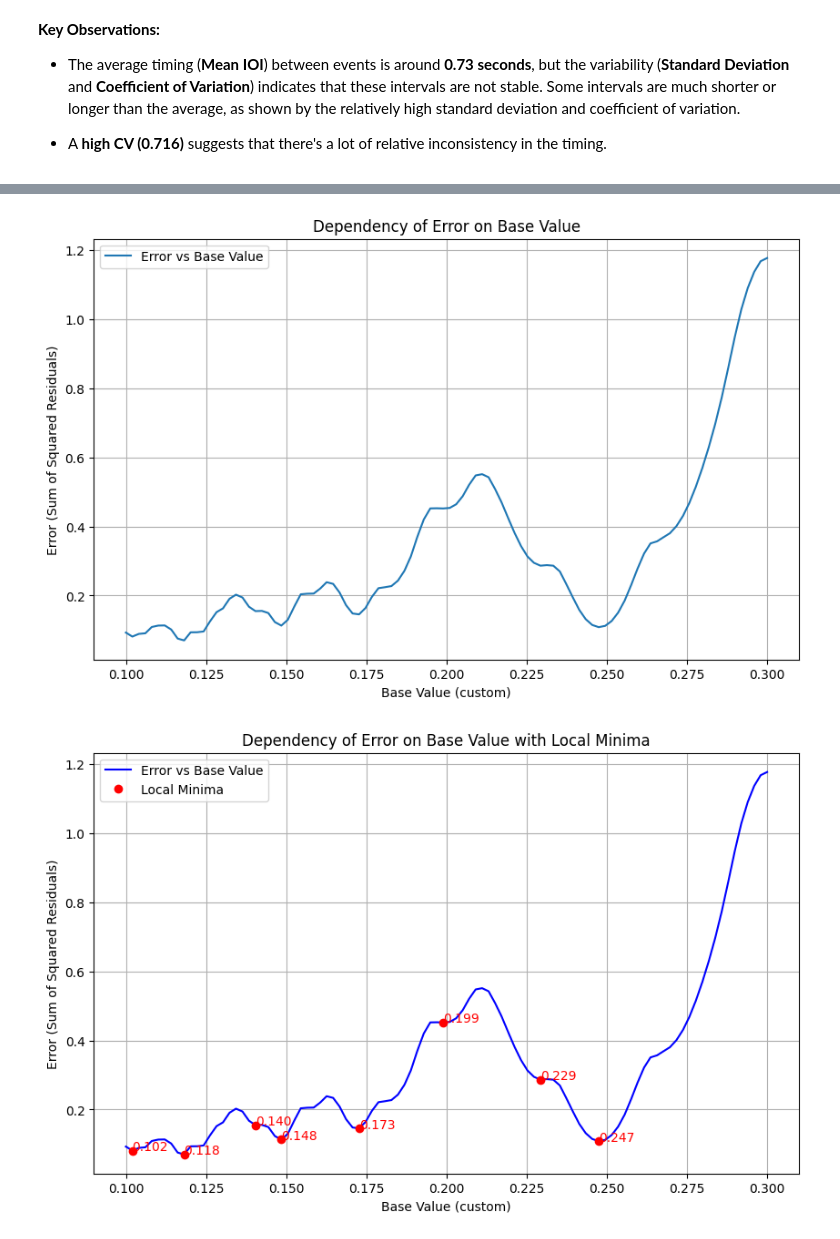
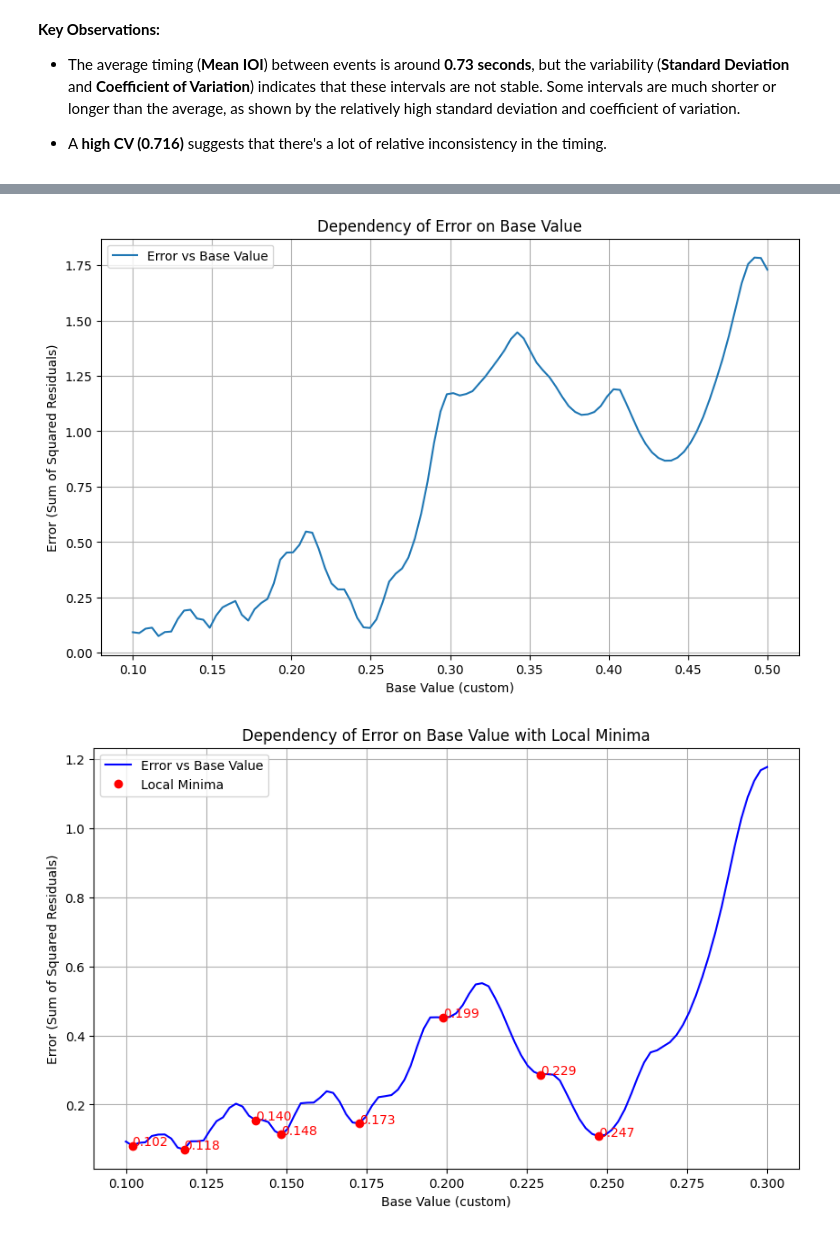
Before and after one commit to egorpol/beat_it, a Jupyter notebook: dufour_pulsation.ipynb, the cells around one changed output, grey strips where cells are left out. Cells and saved outputs as stored; diff of their text form; code cells hidden in the pictures.

```diff
--- a/dufour_pulsation.ipynb
+++ b/dufour_pulsation.ipynb
@@ -90,7 +90,7 @@ import matplotlib.pyplot as plt
 data = iois
 
 # Custom base value (input your desired base value here)
-base_value_custom = 0.247  # Adjust this value as needed
+base_value_custom = 0.25  # Adjust this value as needed
 
 # Calculate multipliers and reconstructed data
 multipliers = np.round(data / base_value_custom)
@@ -148,35 +312,35 @@ import matplotlib.pyplot as plt
 data = iois
 
 # Define a range of base values to explore
-base_values = np.linspace(0.1, 0.3, 100)  # You can adjust this range depending on the data
+base_values = np.linspace(0.1, 0.5, 100)  # You can adjust this range depending on the data
 
 # Initialize an empty list to store the errors
 errors = []
 
 # Loop through different base values and compute the error for each
 for base_value_custom in base_values:
     # Calculate multipliers and reconstructed data
     multipliers = np.round(data / base_value_custom)
     reconstructed_data = base_value_custom * multipliers
 
     # Calculate the residuals and error (sum of squared residuals)
     residuals = data - reconstructed_data
     error = np.sum(residuals**2)
 
     # Append the error to the list
     errors.append(error)
 
 # Plotting the dependency of the error on the base_value_custom
 plt.figure(figsize=(10, 6))
 plt.plot(base_values, errors, label='Error vs Base Value')
 plt.title('Dependency of Error on Base Value')
 plt.xlabel('Base Value (custom)')
 plt.ylabel('Error (Sum of Squared Residuals)')
 plt.grid(True)
 plt.legend()
 plt.show()
 # %% [output]
-[figure, old version]
+[figure, new version]
 # %%
 import numpy as np
 import pandas as pd
```
Also changed, not shown: parts of 5 cells of this notebook, 19 other files.
